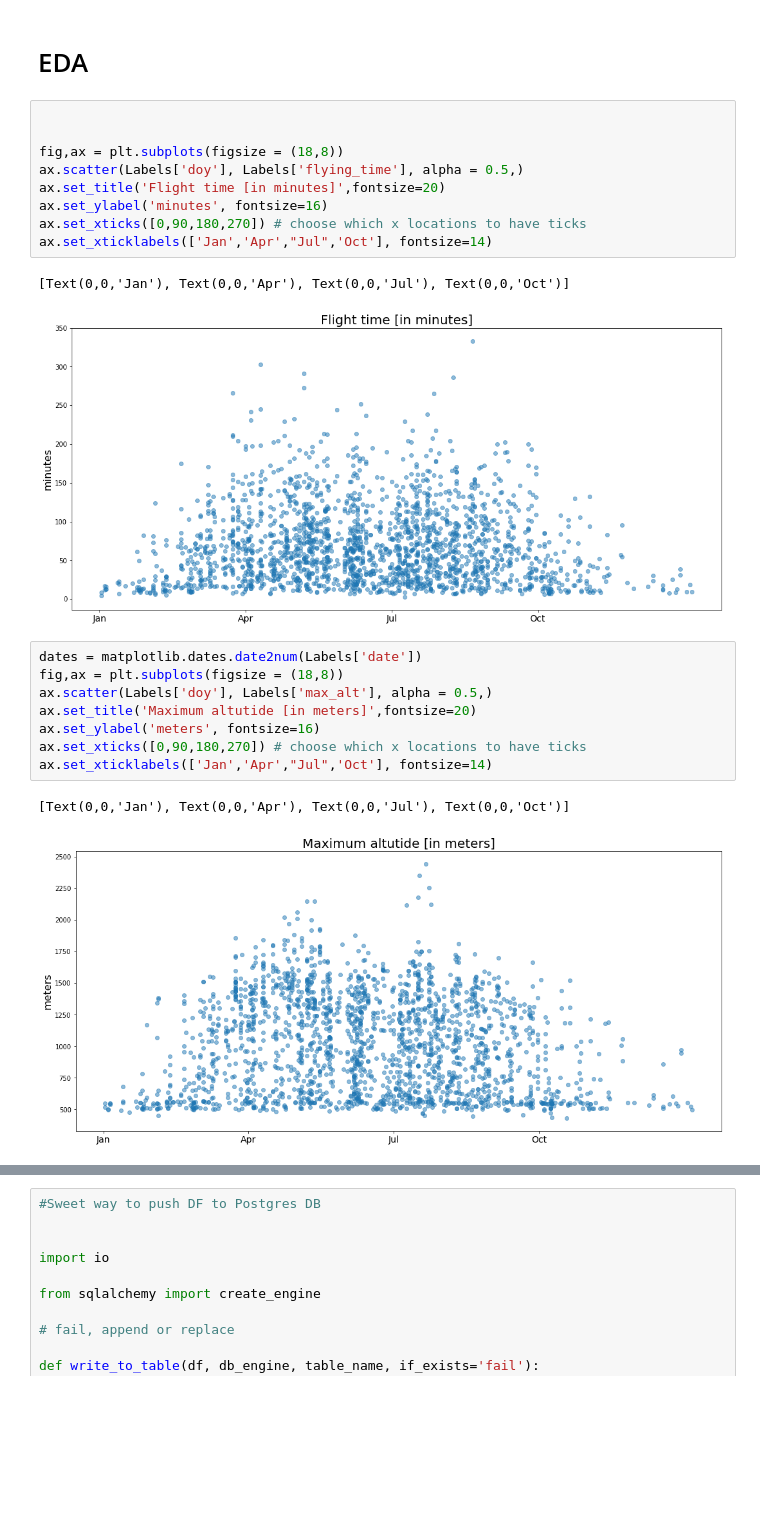
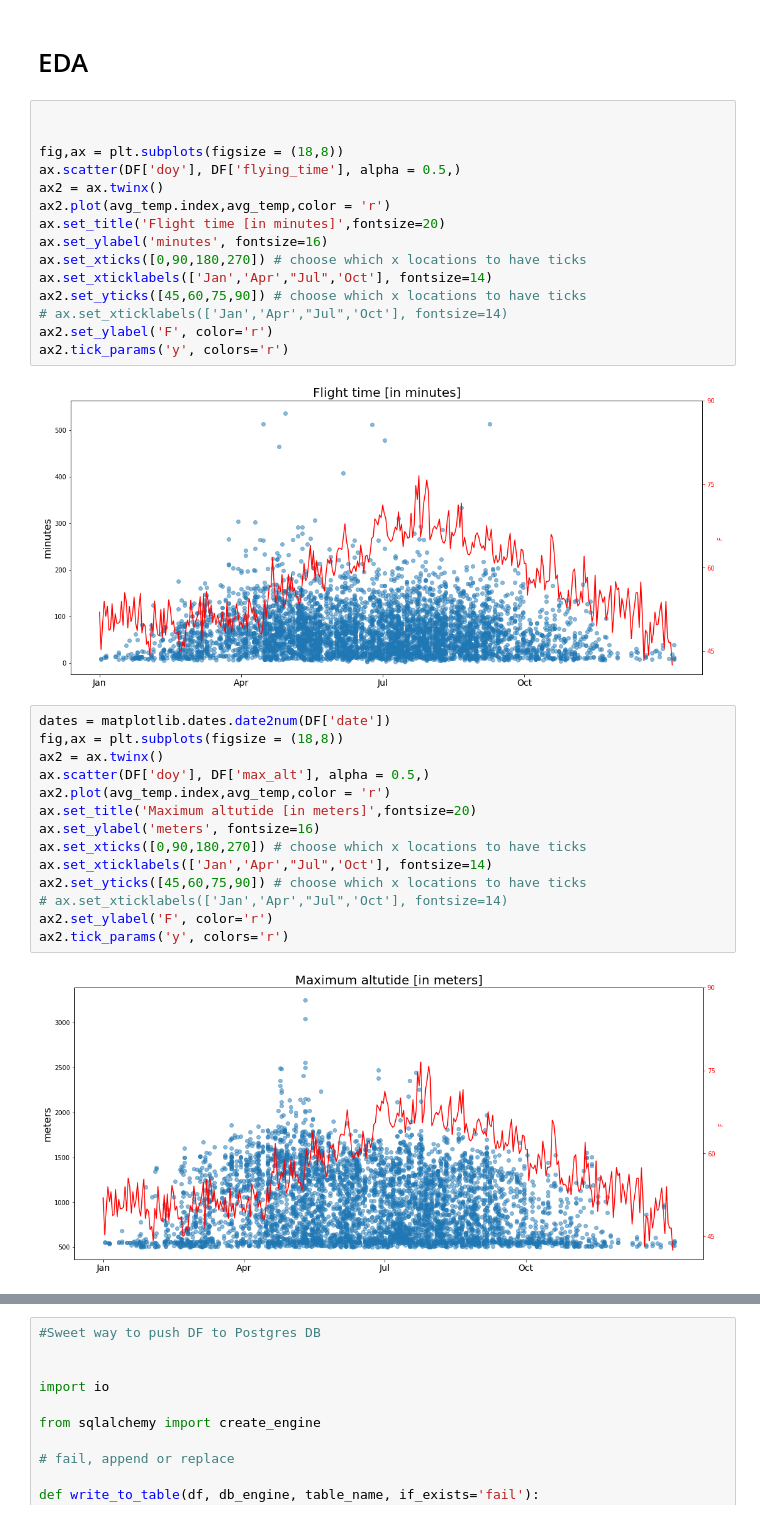
Before and after one commit to eddietheangel/soaring_predictor, a Jupyter notebook: notebooks/flights-eda.ipynb, the cells around one changed output, grey strips where cells are left out. Saved outputs shown, nothing was run; the diff lists cells and outputs as text; blank space fills up the shorter version.

```diff
--- a/notebooks/flights-eda.ipynb
+++ b/notebooks/flights-eda.ipynb
@@ -430,22 +456,32 @@ Labels.head()
 
 
 fig,ax = plt.subplots(figsize = (18,8))
-ax.scatter(Labels['doy'], Labels['flying_time'], alpha = 0.5,)
+ax.scatter(DF['doy'], DF['flying_time'], alpha = 0.5,)
+ax2 = ax.twinx()
+ax2.plot(avg_temp.index,avg_temp,color = 'r')
 ax.set_title('Flight time [in minutes]',fontsize=20)
 ax.set_ylabel('minutes', fontsize=16)
 ax.set_xticks([0,90,180,270]) # choose which x locations to have ticks
 ax.set_xticklabels(['Jan','Apr',"Jul",'Oct'], fontsize=14)
+ax2.set_yticks([45,60,75,90]) # choose which x locations to have ticks
+# ax.set_xticklabels(['Jan','Apr',"Jul",'Oct'], fontsize=14)
+ax2.set_ylabel('F', color='r')
+ax2.tick_params('y', colors='r')
 # %% [output]
-[Text(0,0,'Jan'), Text(0,0,'Apr'), Text(0,0,'Jul'), Text(0,0,'Oct')]
-[figure, old version]
+[figure, new version]
 # %%
-dates = matplotlib.dates.date2num(Labels['date'])
+dates = matplotlib.dates.date2num(DF['date'])
 fig,ax = plt.subplots(figsize = (18,8))
-ax.scatter(Labels['doy'], Labels['max_alt'], alpha = 0.5,)
+ax2 = ax.twinx()
+ax.scatter(DF['doy'], DF['max_alt'], alpha = 0.5,)
+ax2.plot(avg_temp.index,avg_temp,color = 'r')
 ax.set_title('Maximum altutide [in meters]',fontsize=20)
 ax.set_ylabel('meters', fontsize=16)
 ax.set_xticks([0,90,180,270]) # choose which x locations to have ticks
 ax.set_xticklabels(['Jan','Apr',"Jul",'Oct'], fontsize=14)
+ax2.set_yticks([45,60,75,90]) # choose which x locations to have ticks
+# ax.set_xticklabels(['Jan','Apr',"Jul",'Oct'], fontsize=14)
+ax2.set_ylabel('F', color='r')
+ax2.tick_params('y', colors='r')
 # %% [output]
-[Text(0,0,'Jan'), Text(0,0,'Apr'), Text(0,0,'Jul'), Text(0,0,'Oct')]
-[figure, old version]
+[figure, new version]
```
Also changed, not shown: parts of 39 cells of this notebook, 9 other files.
